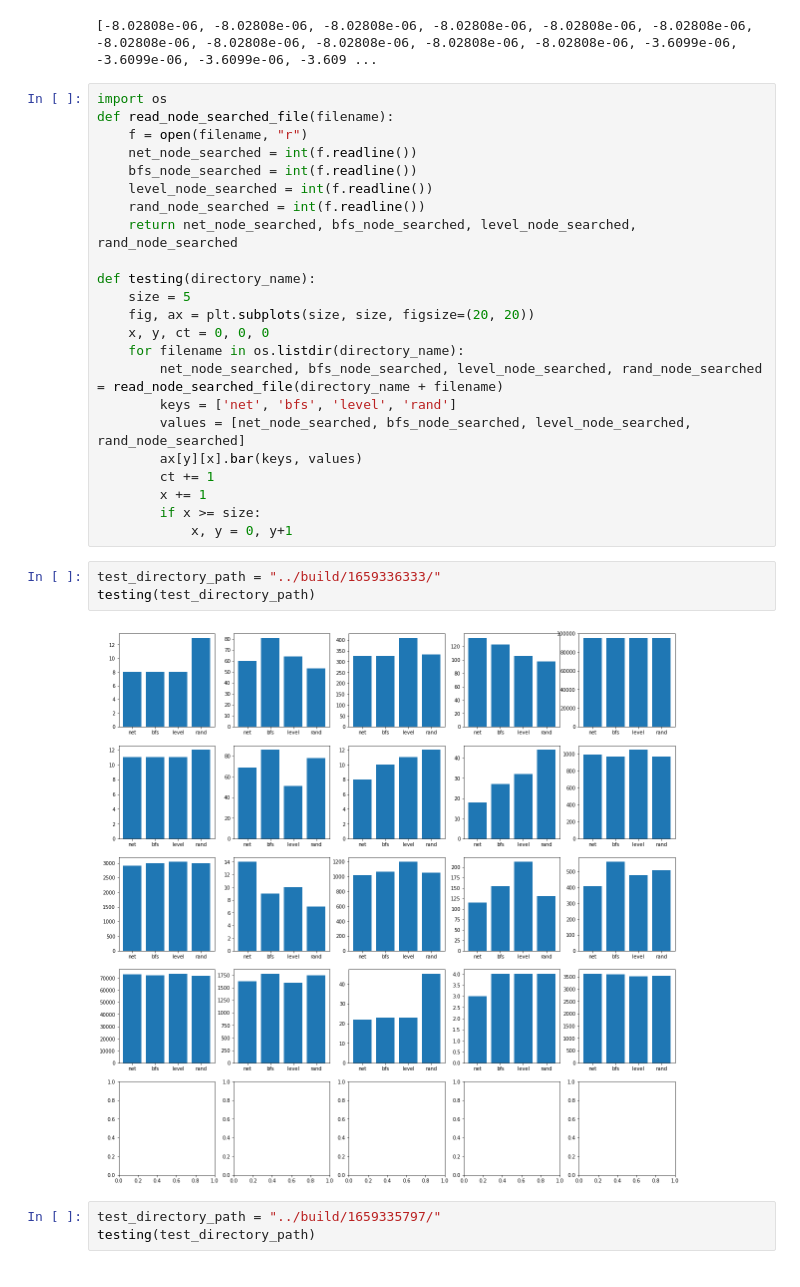
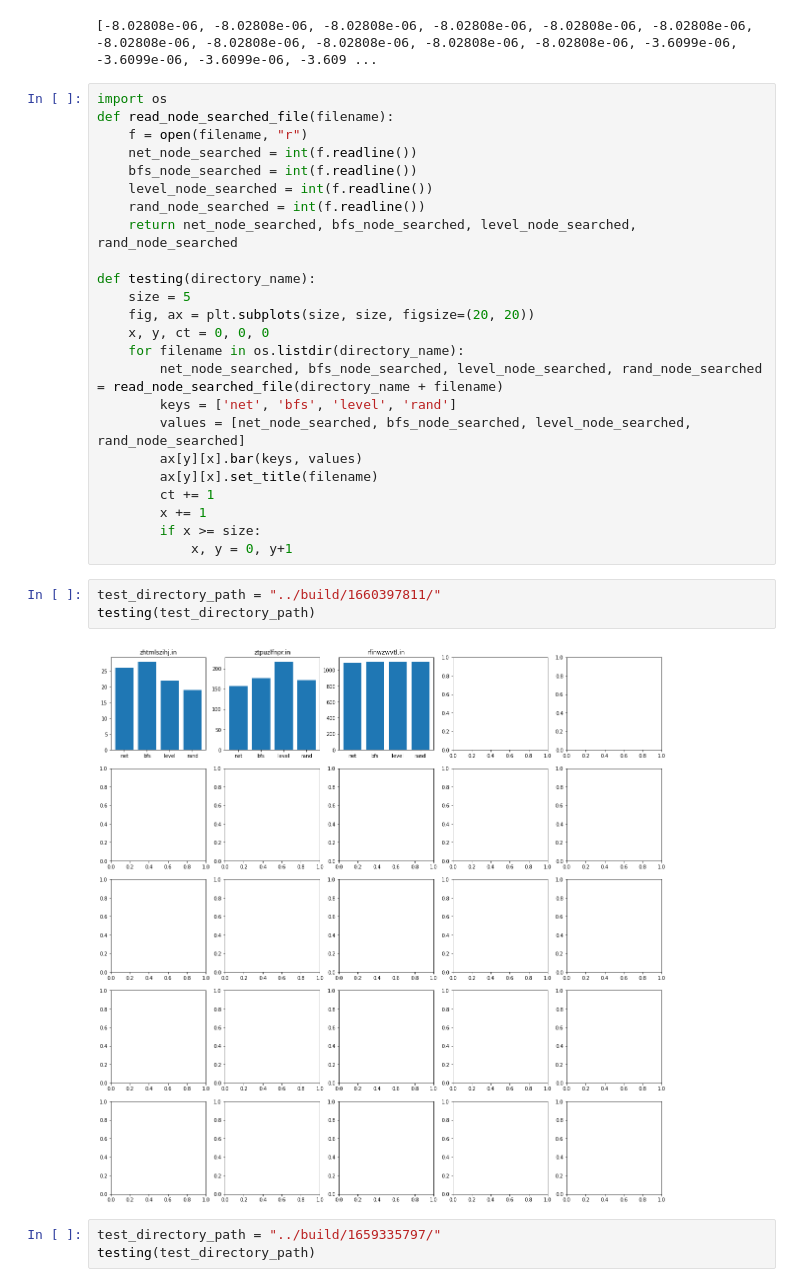
Before and after one commit to ianlienfa/BBGym-RL, a Jupyter notebook: src/eval.ipynb, the cells around one changed output. Cells and saved outputs as stored; diff of their text form.

Commit message:
before switching to random-test

```diff
--- a/src/eval.ipynb
+++ b/src/eval.ipynb
@@ -108,15 +108,16 @@ def testing(directory_name):
         keys = ['net', 'bfs', 'level', 'rand']
         values = [net_node_searched, bfs_node_searched, level_node_searched, rand_node_searched]
         ax[y][x].bar(keys, values)
+        ax[y][x].set_title(filename)
         ct += 1
         x += 1
         if x >= size:
             x, y = 0, y+1
 # %%
-test_directory_path = "../build/1659336333/"
+test_directory_path = "../build/1660397811/"
 testing(test_directory_path)
 # %% [output]
-[figure, old version]
+[figure, new version]
 # %%
 test_directory_path = "../build/1659335797/"
 testing(test_directory_path)
```
Also changed, not shown: 1 other file.
